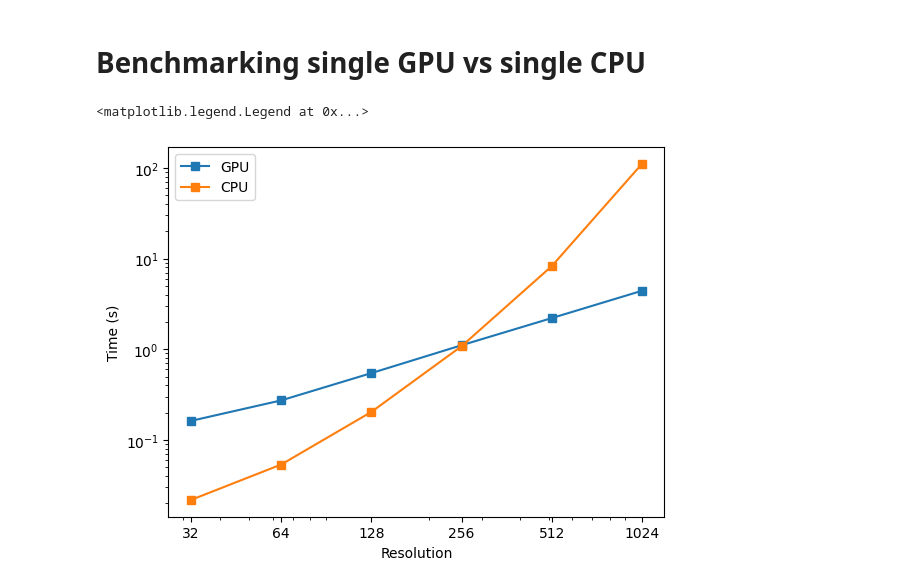
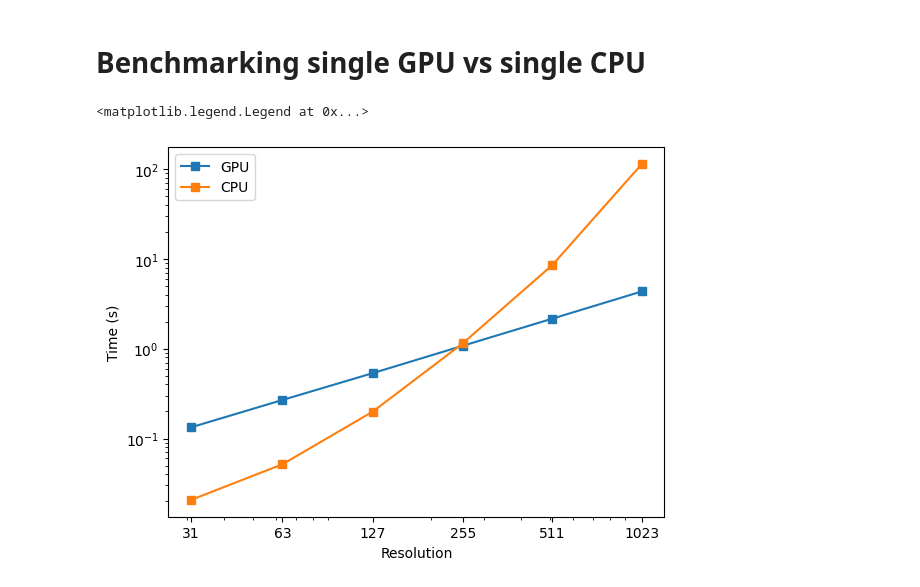
Before and after one commit to Gordi42/fridom, a Jupyter notebook: demo/ShallowWater/04_gpu_acceleration.ipynb, the cells around one changed output. Cells and saved outputs as stored; diff of their text form; code cells hidden in the pictures.

```diff
--- a/demo/ShallowWater/04_gpu_acceleration.ipynb
+++ b/demo/ShallowWater/04_gpu_acceleration.ipynb
@@ -29,9 +58,9 @@ model.timer
 # %% [markdown]
 In this example, the code with gpu acceleration is not faster then without. The advantage of gpu accelaration becomes visible at much larger Resolution, consider for example the same code as before but with a resolution of 2048x2048:
 # %%
-mset = ModelSettings(gpu=True, N=[2**11, 2**11], dt=2**-11)
-grid = Grid(mset)
-model = Model(mset, grid)
-model.z = SingleWave(mset, grid)
+mset = sw.ModelSettings(gpu=True, N=[2**11-1, 2**11-1], dt=2**-11)
+grid = sw.Grid(mset)
+model = sw.Model(mset, grid)
+model.z = sw.InitialConditions.SingleWave(mset, grid)
 model.run(steps=1000)
 model.timer
@@ -40,28 +86,28 @@ model.timer
 # %%
 import time
 import matplotlib.pyplot as plt
 
 def model_time(res, gpu):
-    mset = ModelSettings(N=[res, res], dt=1/res, gpu=gpu)
-    grid = Grid(mset)
-    m = Model(mset, grid)
-    m.z = SingleWave(mset, grid)
+    mset = sw.ModelSettings(N=[res, res], dt=1/res, gpu=gpu)
+    grid = sw.Grid(mset)
+    m = sw.Model(mset, grid)
+    m.z = sw.InitialConditions.SingleWave(mset, grid)
     start_time = time.time()
     m.run(runlen=1)
     return time.time() - start_time
 
-resolutions = [2**i for i in range(5, 11)]
+resolutions = [2**i-1 for i in range(5, 11)]
 gpu_times = [model_time(res, True) for res in resolutions]
 cpu_times = [model_time(res, False) for res in resolutions]
 
 plt.plot(resolutions, gpu_times, label="GPU", marker="s")
 plt.plot(resolutions, cpu_times, label="CPU", marker="s")
 plt.xlabel("Resolution")
 plt.ylabel("Time (s)")
 plt.xscale("log")
 plt.yscale("log")
 plt.xticks(resolutions, resolutions)
 plt.legend()
 # %% [output]
 <matplotlib.legend.Legend at 0x...>
-[figure, old version]
+[figure, new version]
```
Also changed, not shown: parts of 5 cells of this notebook, 9 other files.
